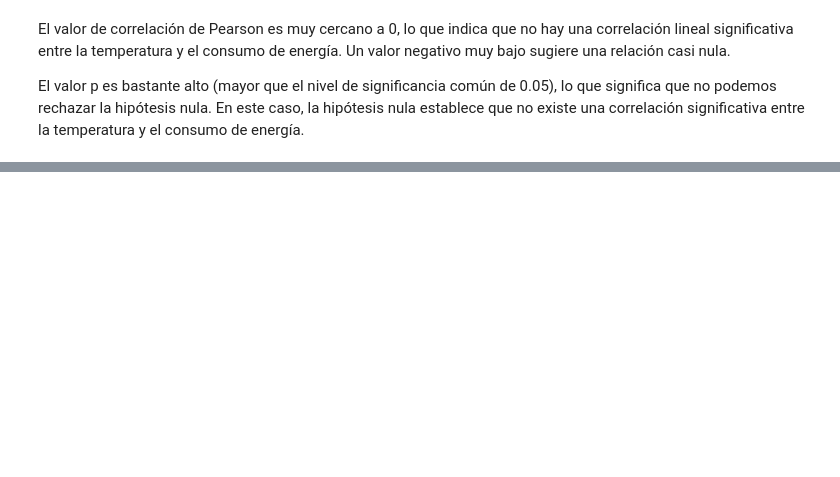
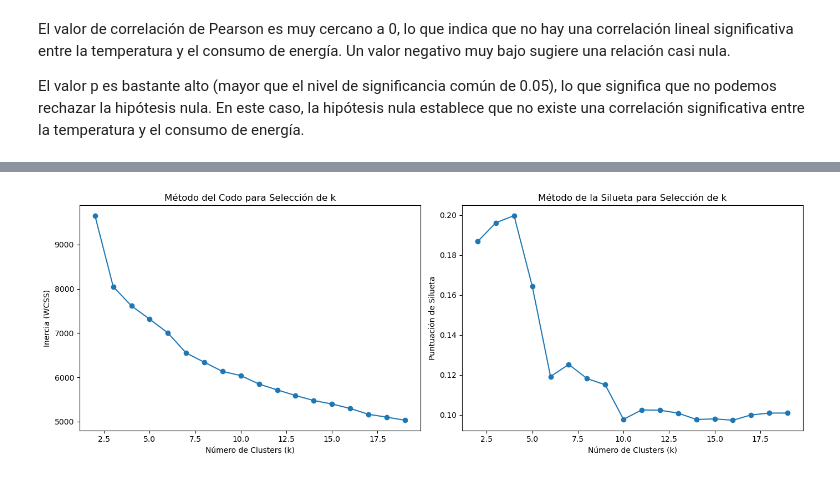
Before and after one commit to bermejo4/MachineLearning-MADI, a Jupyter notebook: DataScience/FinalProject_DS_Luis.ipynb, the cells around one changed output, grey strips where cells are left out. Saved outputs shown, nothing was run; the diff lists cells and outputs as text; code cells hidden in the pictures; blank space fills up the shorter version.

Commit message:
+ Clustering with k-means and labels added

```diff
--- a/DataScience/FinalProject_DS_Luis.ipynb
+++ b/DataScience/FinalProject_DS_Luis.ipynb
@@ -399,0 +404,48 @@ weighted avg       0.78      0.78      0.78       300
+# %%
+import pandas as pd
+from sklearn.cluster import KMeans
+from sklearn.preprocessing import StandardScaler
+from sklearn.metrics import silhouette_score
+import matplotlib.pyplot as plt
+
+# Seleccionar variables numéricas para clustering
+data_for_clustering = data_cleaned.select_dtypes(include=[float, int])
+
+# Normalizar los datos
+scaler = StandardScaler()
+data_scaled = scaler.fit_transform(data_for_clustering)
+
+# Inicializar listas para almacenar los resultados
+wcss = []  # Inercia dentro de los clusters para el método del codo
+silhouette_scores = []  # Puntuación de silueta para cada k
+
+# Probar diferentes valores de k (número de clusters)
+for k in range(2, 20):
+    kmeans = KMeans(n_clusters=k, random_state=30)
+    kmeans.fit(data_scaled)
+    wcss.append(kmeans.inertia_)
+
+    # Calcular el coeficiente de silueta para el número de clusters actual
+    score = silhouette_score(data_scaled, kmeans.labels_)
+    silhouette_scores.append(score)
+
+# Graficar el método del codo
+plt.figure(figsize=(14, 5))
+
+plt.subplot(1, 2, 1)
+plt.plot(range(2, 20), wcss, marker='o', linestyle='-')
+plt.xlabel("Número de Clusters (k)")
+plt.ylabel("Inercia (WCSS)")
+plt.title("Método del Codo para Selección de k")
+
+# Graficar el método de la silueta
+plt.subplot(1, 2, 2)
+plt.plot(range(2, 20), silhouette_scores, marker='o', linestyle='-')
+plt.xlabel("Número de Clusters (k)")
+plt.ylabel("Puntuación de Silueta")
+plt.title("Método de la Silueta para Selección de k")
+
+plt.tight_layout()
+plt.show()
+# %% [output]
+[figure, added]
```
Also changed, not shown: parts of 13 cells of this notebook, 1 other file.
